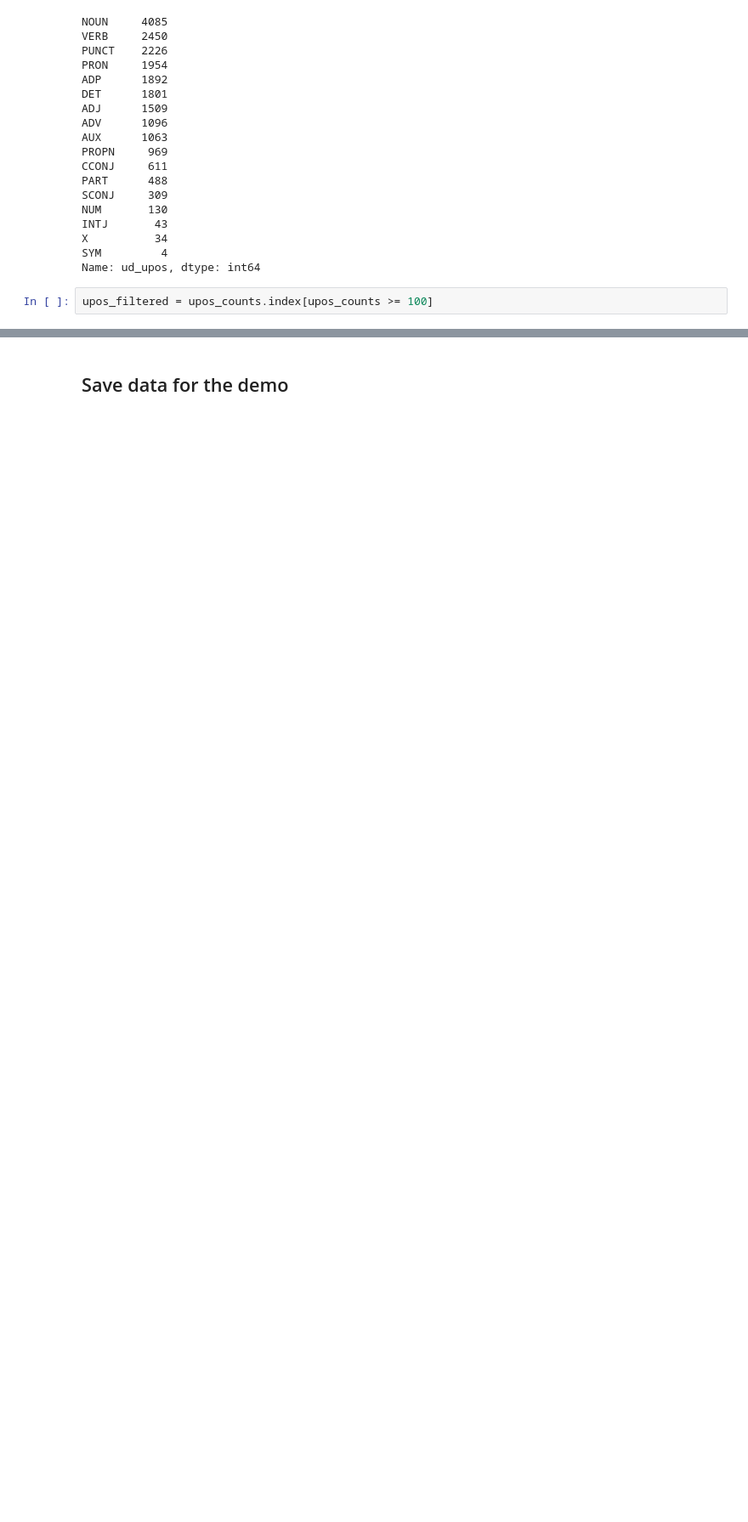
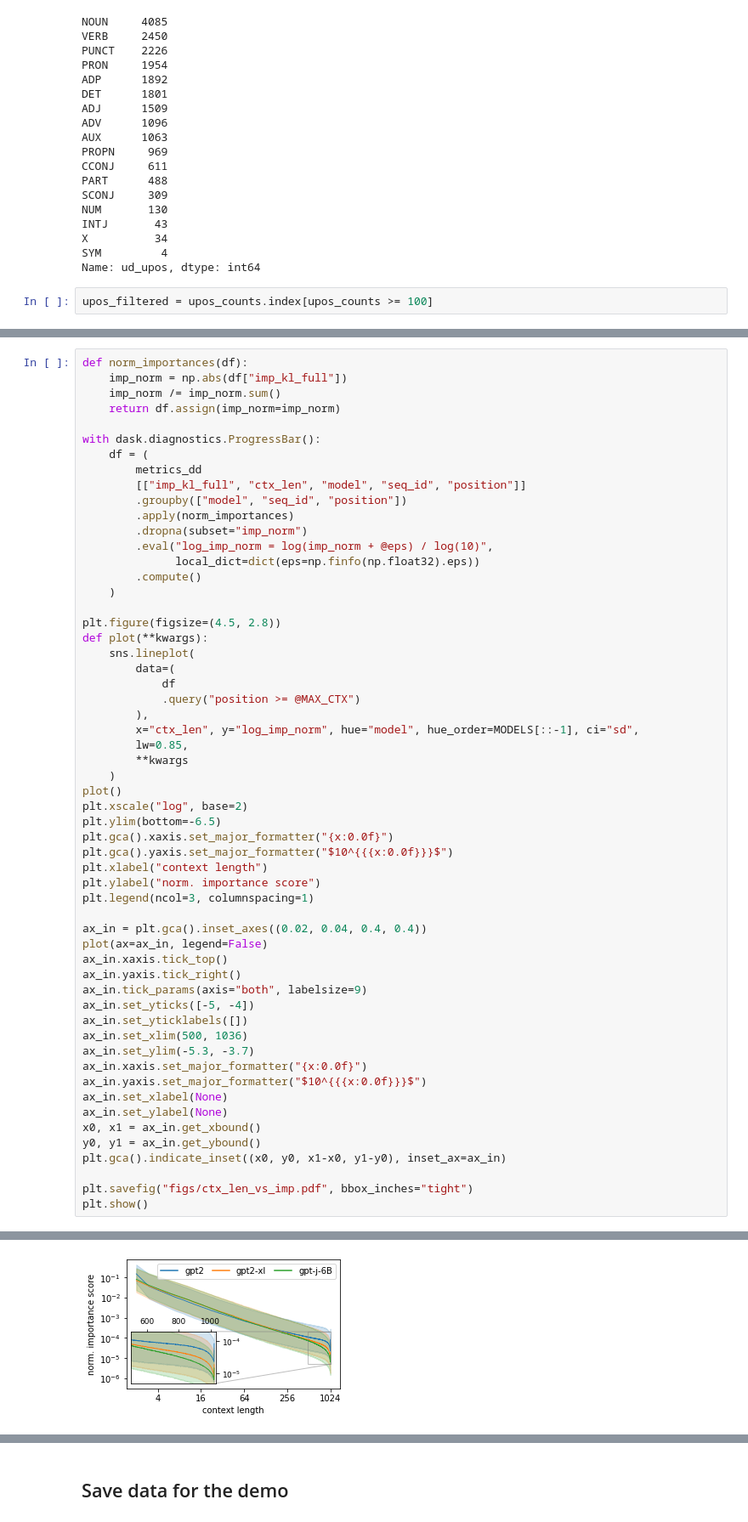
Before and after one commit to cifkao/context-probing, a Jupyter notebook: process_metrics.ipynb, the cells around one changed output, grey strips where cells are left out. Shown at 85% size. Saved outputs shown, nothing was run; the diff lists cells and outputs as text; blank space fills up the shorter version.

```diff
--- a/process_metrics.ipynb
+++ b/process_metrics.ipynb
@@ -251,0 +270,58 @@ for metric, ylabel in [("xent", "cross entropy")]:
+# %%
+def norm_importances(df):
+    imp_norm = np.abs(df["imp_kl_full"])
+    imp_norm /= imp_norm.sum()
+    return df.assign(imp_norm=imp_norm)
+
+with dask.diagnostics.ProgressBar():
+    df = (
+        metrics_dd
+        [["imp_kl_full", "ctx_len", "model", "seq_id", "position"]]
+        .groupby(["model", "seq_id", "position"])
+        .apply(norm_importances)
+        .dropna(subset="imp_norm")
+        .eval("log_imp_norm = log(imp_norm + @eps) / log(10)",
+              local_dict=dict(eps=np.finfo(np.float32).eps))
+        .compute()
+    )
+
+plt.figure(figsize=(4.5, 2.8))
+def plot(**kwargs):
+    sns.lineplot(
+        data=(
+            df
+            .query("position >= @MAX_CTX")
+        ),
+        x="ctx_len", y="log_imp_norm", hue="model", hue_order=MODELS[::-1], ci="sd",
+        lw=0.85,
+        **kwargs
+    )
+plot()
+plt.xscale("log", base=2)
+plt.ylim(bottom=-6.5)
+plt.gca().xaxis.set_major_formatter("{x:0.0f}")
+plt.gca().yaxis.set_major_formatter("$10^{{{x:0.0f}}}$")
+plt.xlabel("context length")
+plt.ylabel("norm. importance score")
+plt.legend(ncol=3, columnspacing=1)
+
+ax_in = plt.gca().inset_axes((0.02, 0.04, 0.4, 0.4))
+plot(ax=ax_in, legend=False)
+ax_in.xaxis.tick_top()
+ax_in.yaxis.tick_right()
+ax_in.tick_params(axis="both", labelsize=9)
+ax_in.set_yticks([-5, -4])
+ax_in.set_yticklabels([])
+ax_in.set_xlim(500, 1036)
+ax_in.set_ylim(-5.3, -3.7)
+ax_in.xaxis.set_major_formatter("{x:0.0f}")
+ax_in.yaxis.set_major_formatter("$10^{{{x:0.0f}}}$")
+ax_in.set_xlabel(None)
+ax_in.set_ylabel(None)
+x0, x1 = ax_in.get_xbound()
+y0, y1 = ax_in.get_ybound()
+plt.gca().indicate_inset((x0, y0, x1-x0, y1-y0), inset_ax=ax_in)
+
+plt.savefig("figs/ctx_len_vs_imp.pdf", bbox_inches="tight")
+plt.show()
+# %% [output]
@@ -251,0 +332 @@ for metric, ylabel in [("xent", "cross entropy")]:
+[figure, added]
```
Also changed, not shown: parts of 18 cells of this notebook.
